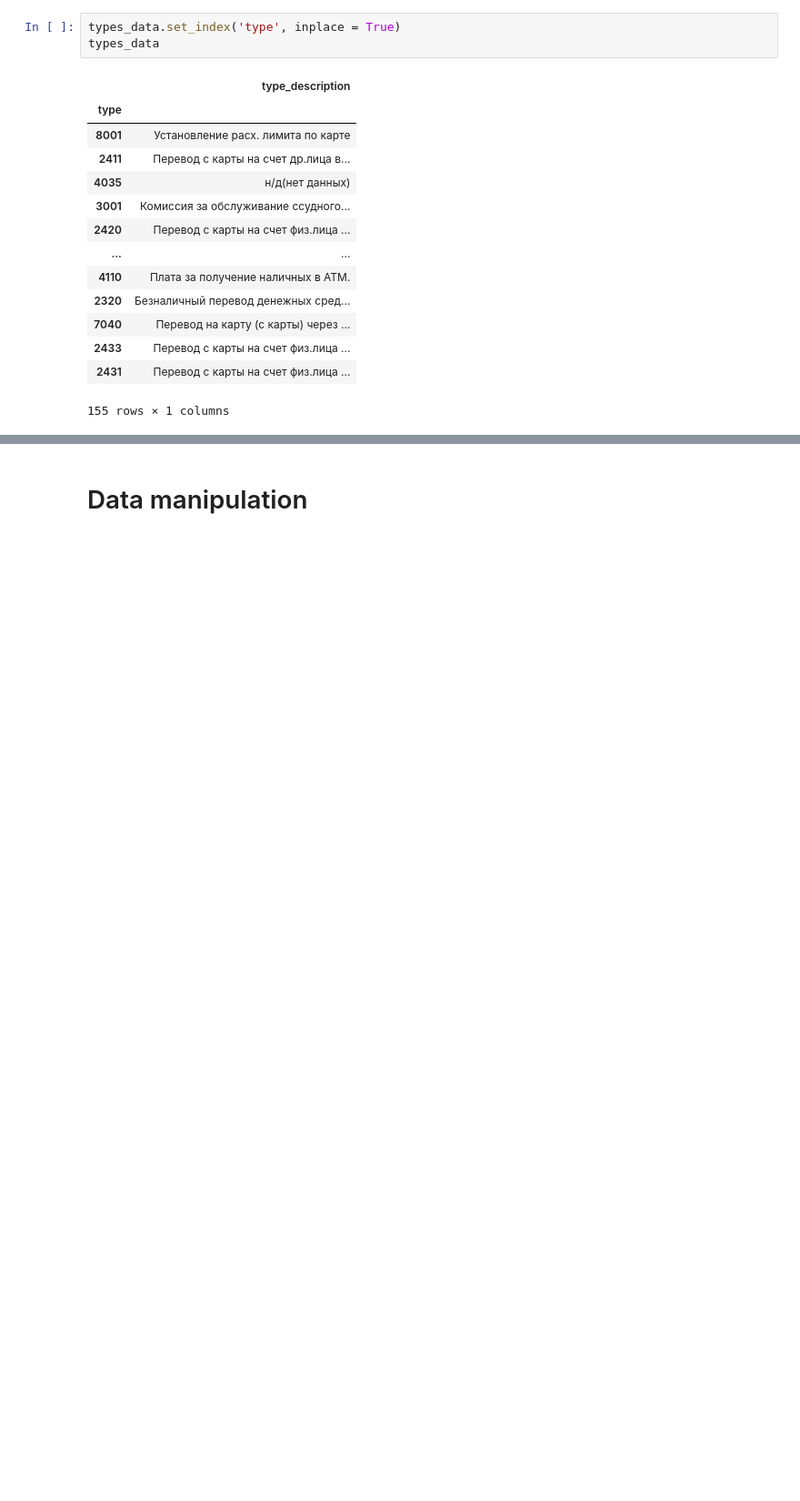
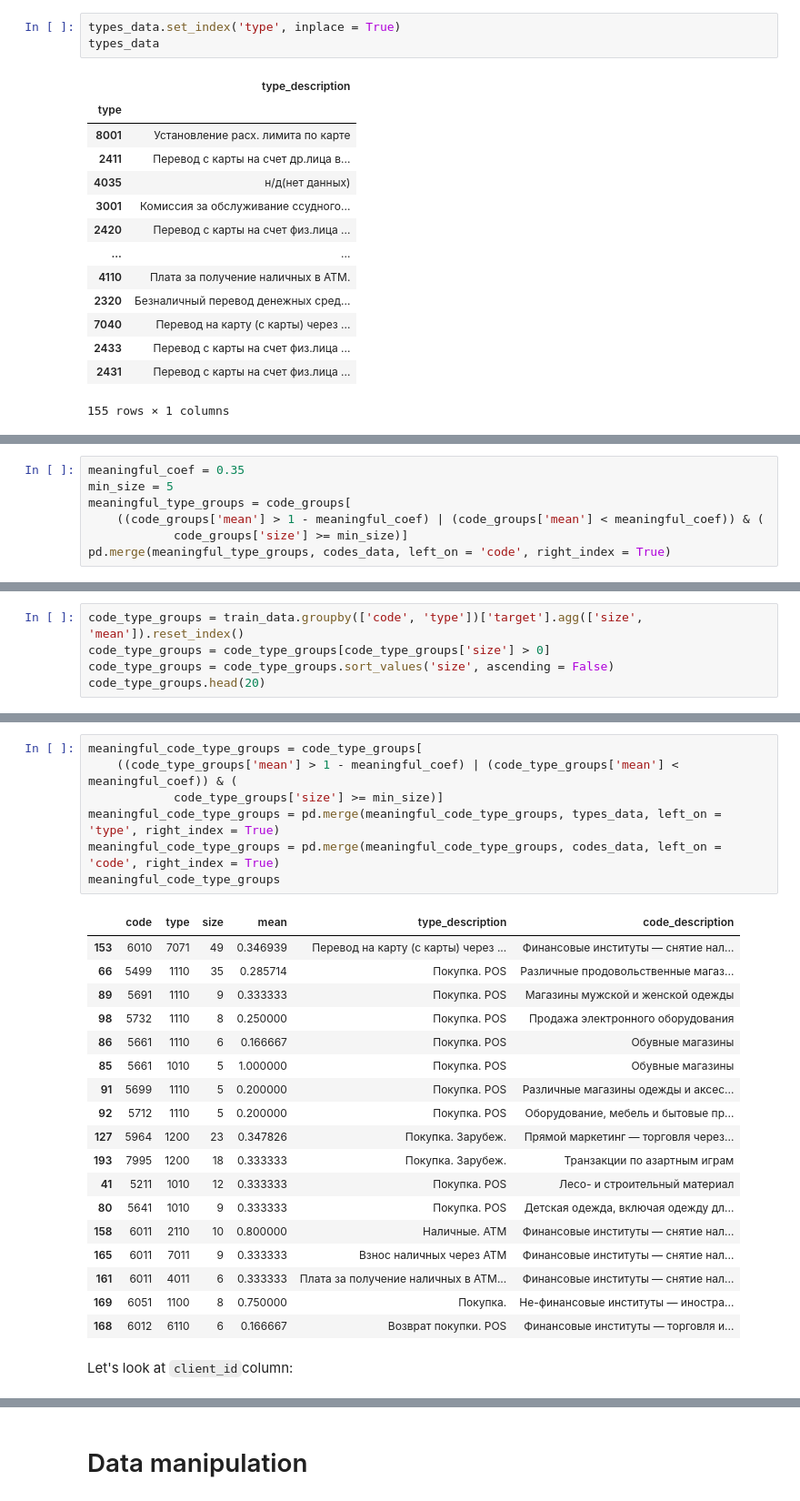
Before and after one commit to alaksiej-karalou/ml-intro-exposit, a Jupyter notebook: solution.ipynb, the cells around one changed output, grey strips where cells are left out. Shown at 91% size. Saved outputs shown, nothing was run; the diff lists cells and outputs as text; blank space fills up the shorter version.

```diff
--- a/solution.ipynb
+++ b/solution.ipynb
@@ -208,0 +290,7 @@ types_data
+# %%
+meaningful_coef = 0.35
+min_size = 5
+meaningful_type_groups = code_groups[
+    ((code_groups['mean'] > 1 - meaningful_coef) | (code_groups['mean'] < meaningful_coef)) & (
+            code_groups['size'] >= min_size)]
+pd.merge(meaningful_type_groups, codes_data, left_on = 'code', right_index = True)
@@ -208,0 +375,5 @@ types_data
+# %%
+code_type_groups = train_data.groupby(['code', 'type'])['target'].agg(['size', 'mean']).reset_index()
+code_type_groups = code_type_groups[code_type_groups['size'] > 0]
+code_type_groups = code_type_groups.sort_values('size', ascending = False)
+code_type_groups.head(20)
@@ -208,0 +398,28 @@ types_data
+# %%
+meaningful_code_type_groups = code_type_groups[
+    ((code_type_groups['mean'] > 1 - meaningful_coef) | (code_type_groups['mean'] < meaningful_coef)) & (
+            code_type_groups['size'] >= min_size)]
+meaningful_code_type_groups = pd.merge(meaningful_code_type_groups, types_data, left_on = 'type', right_index = True)
+meaningful_code_type_groups = pd.merge(meaningful_code_type_groups, codes_data, left_on = 'code', right_index = True)
+meaningful_code_type_groups
+# %% [output]
+|  | code | type | size | mean | type_description | code_description |
+| 153 | 6010 | 7071 | 49 | 0.346939 | Перевод на карту (с карты) через ... | Финансовые институты — снятие нал... |
+| 66 | 5499 | 1110 | 35 | 0.285714 | Покупка. POS | Различные продовольственные магаз... |
+| 89 | 5691 | 1110 | 9 | 0.333333 | Покупка. POS | Магазины мужской и женской одежды |
+| 98 | 5732 | 1110 | 8 | 0.250000 | Покупка. POS | Продажа электронного оборудования |
+| 86 | 5661 | 1110 | 6 | 0.166667 | Покупка. POS | Обувные магазины |
+| 85 | 5661 | 1010 | 5 | 1.000000 | Покупка. POS | Обувные магазины |
+| 91 | 5699 | 1110 | 5 | 0.200000 | Покупка. POS | Различные магазины одежды и аксес... |
+| 92 | 5712 | 1110 | 5 | 0.200000 | Покупка. POS | Оборудование, мебель и бытовые пр... |
+| 127 | 5964 | 1200 | 23 | 0.347826 | Покупка. Зарубеж. | Прямой маркетинг — торговля через... |
+| 193 | 7995 | 1200 | 18 | 0.333333 | Покупка. Зарубеж. | Транзакции по азартным играм |
+| 41 | 5211 | 1010 | 12 | 0.333333 | Покупка. POS | Лесо- и строительный материал |
+| 80 | 5641 | 1010 | 9 | 0.333333 | Покупка. POS | Детская одежда, включая одежду дл... |
+| 158 | 6011 | 2110 | 10 | 0.800000 | Наличные. АТМ | Финансовые институты — снятие нал... |
+| 165 | 6011 | 7011 | 9 | 0.333333 | Взнос наличных через АТМ | Финансовые институты — снятие нал... |
+| 161 | 6011 | 4011 | 6 | 0.333333 | Плата за получение наличных в АТМ... | Финансовые институты — снятие нал... |
+| 169 | 6051 | 1100 | 8 | 0.750000 | Покупка. | Не-финансовые институты — иностра... |
+| 168 | 6012 | 6110 | 6 | 0.166667 | Возврат покупки. POS | Финансовые институты — торговля и... |
+# %% [markdown]
+Let's look at `client_id`column:
```
Also changed, not shown: parts of 61 cells of this notebook, 2 other files.
